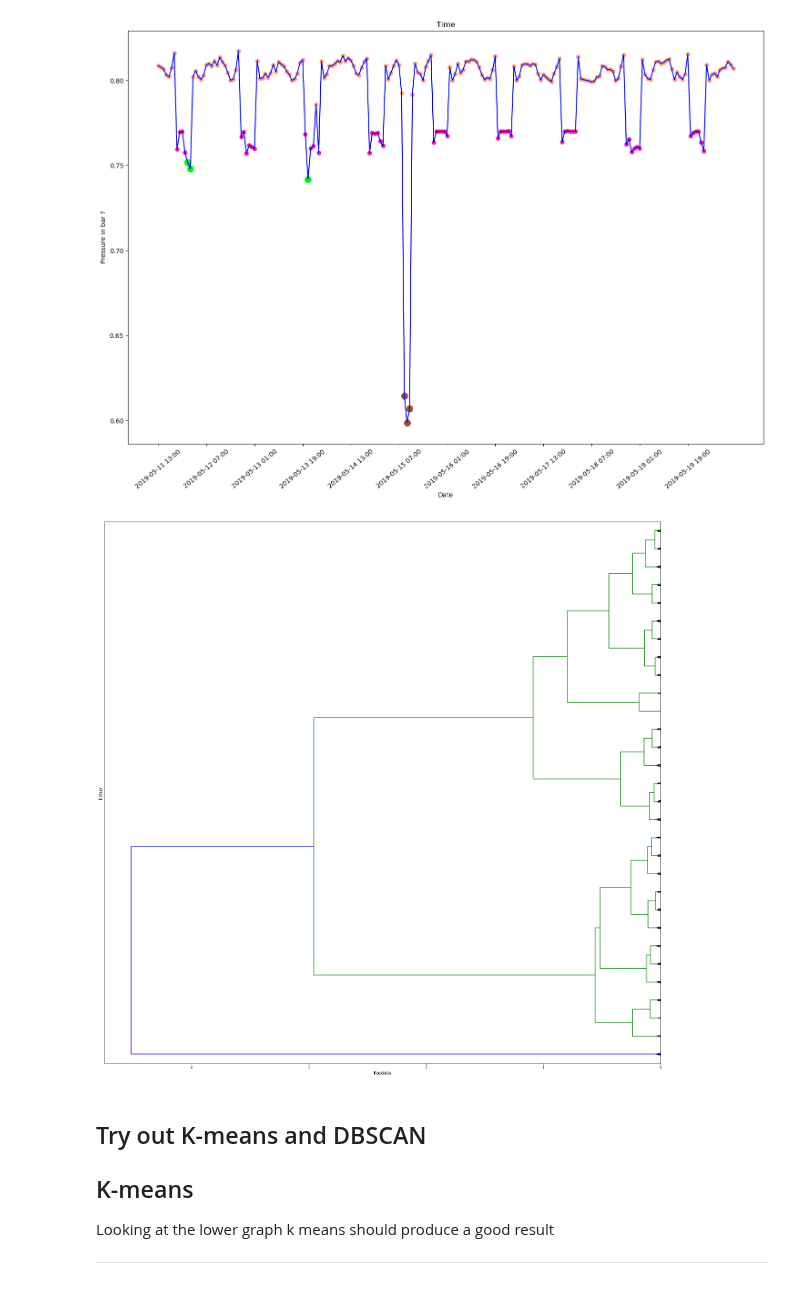
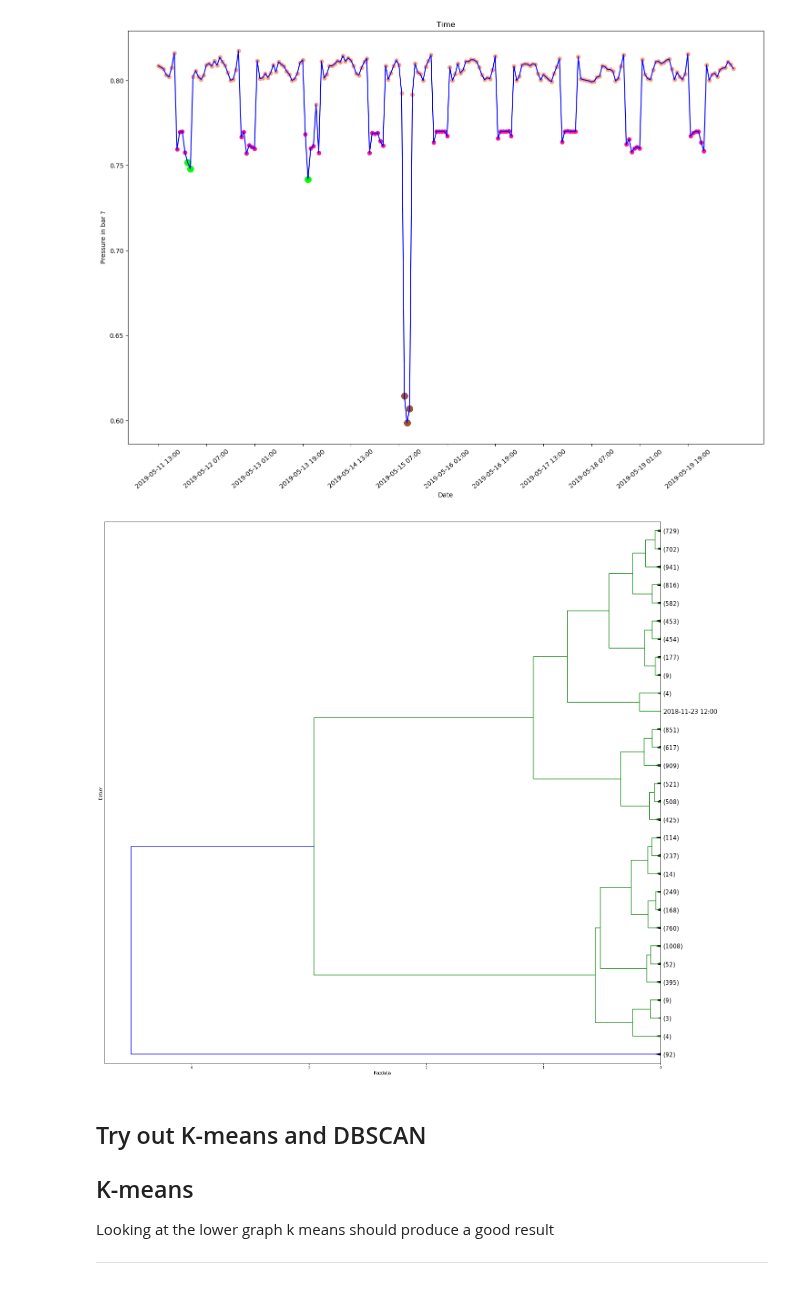
Before and after one commit to Zan-23/IJS_water_loss, a Jupyter notebook: notebooks/Clustering.ipynb, the cells around one changed output. Drawn from its saved outputs; the diff is of its cells as text; code cells hidden in the pictures.

```diff
--- a/notebooks/Clustering.ipynb
+++ b/notebooks/Clustering.ipynb
@@ -166,18 +166,18 @@ generate_timestamp_yaxis_array(matrix)
 # %%
 L_2 = sch.linkage(matrix_X_all, method="ward")
 plt.figure(figsize=(25, 25))
 # D      = sch.dendrogram(, leaf_font_size=15, labels=, orientation="left")
 D      = sch.dendrogram(L_2, leaf_font_size=15, labels=matrix_all[:, 0], orientation="left",
                         show_contracted=True,
                         truncate_mode='lastp',  # last p merged clusters
                         p=30                    # show only the last p merged clusters
                        )
 plt.xlabel("Razdalja")
-plt.yticks([])
+# plt.yticks([])
 plt.ylabel("Datum")
 plt.show()
 # %% [output]
-[figure, old version]
+[figure, new version]
 # %% [markdown]
 ## Try out K-means and DBSCAN
 
```
Also changed, not shown: parts of 4 cells of this notebook, 1 other file.
